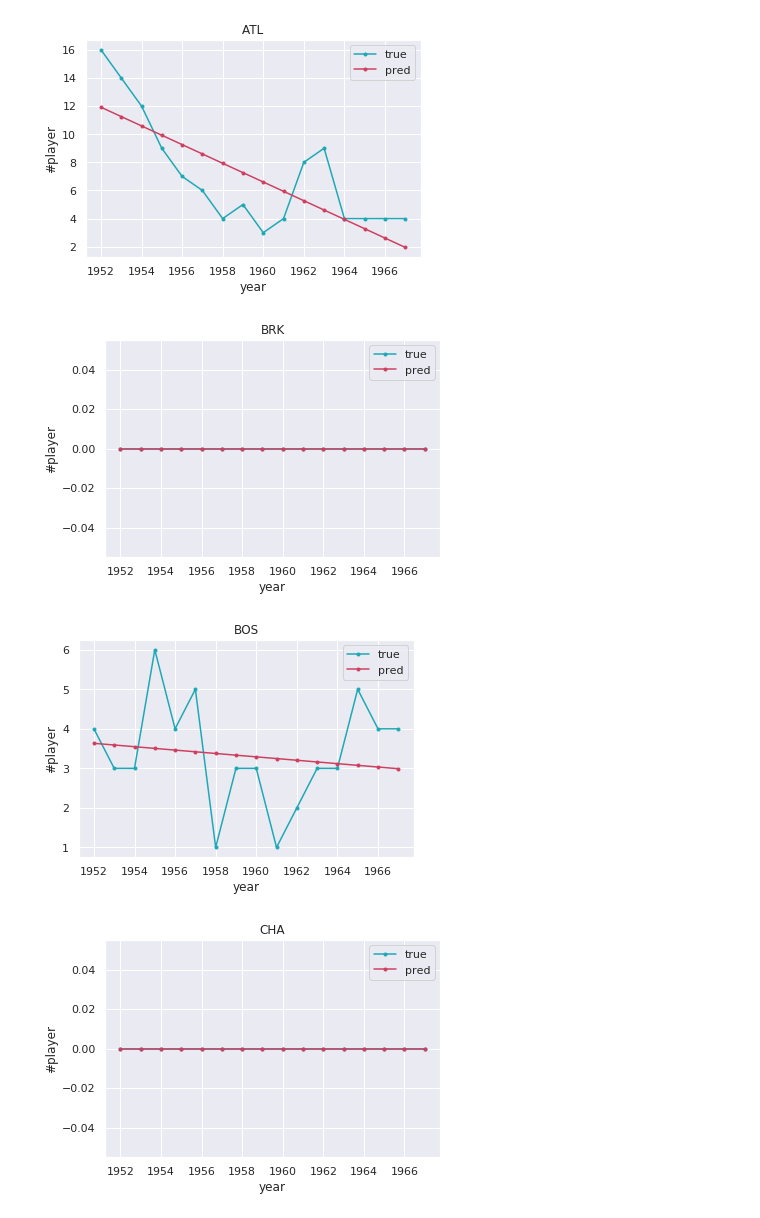
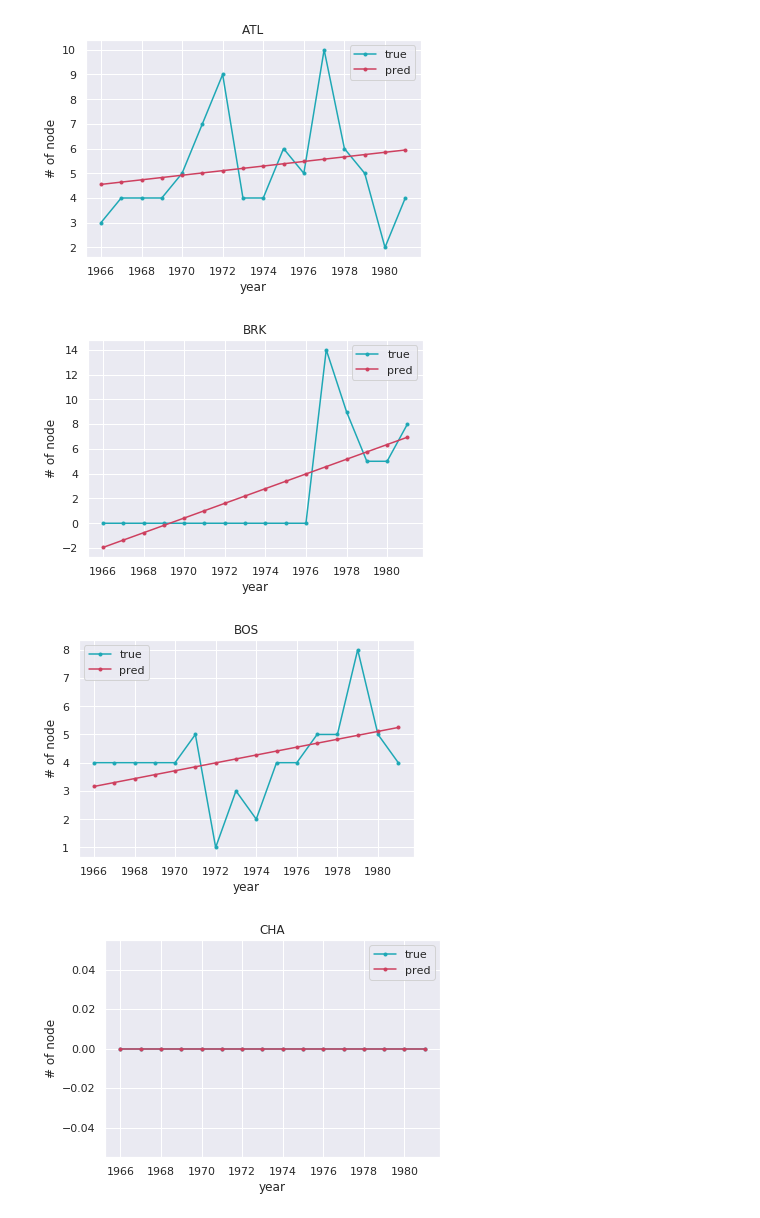
Before and after one commit to hsack6/nba, a Jupyter notebook: main.ipynb, the cells around one changed output. Drawn from its saved outputs; the diff is of its cells as text; code cells hidden in the pictures.

```diff
--- a/main.ipynb
+++ b/main.ipynb
@@ -244,46 +257,29 @@ def PrintNode(train_year, port_graph):
 # %%
-# 過去Mステップから将来Hステップを予測する
-M = 15
-H = 1
-#years = [i for i in range(1952, 2018-(M+H-1))]
-years = [i for i in range(1952, 1968-(M+H-1))]
+# Rebuild graph to primary attribute graph
+primary_attribute_graph = RebuildPrimaryAttributeGraph(graph, [i for i in range(1950, 2018)])
 
-for year in years:
-    # train_year:Mステップ, test_year:Hステップ, years_all:M+Hステップ
-    train_year = [(year+m) for m in range(M)]
-    test_year = [(train_year[-1]+h+1) for h in range(H)]
-    years_all = train_year.copy()
-    years_all.extend(test_year)
-
-    # primary属性ごとに将来出現するノード数を予測
-    new_per_pac, true_ls, pred_ls = PredictNodeNum(years_all, train_year, test_year, graph, 'new')
-    ERROR_NN_T.extend(true_ls)
-    ERROR_NN_P.extend(pred_ls)
-
-    # primary属性ごとに将来消失するノード数を予測
-    loss_per_pac, true_ls, pred_ls = PredictNodeNum(years_all, train_year, test_year, graph, 'loss')
-    ERROR_NN_T.extend(true_ls)
-    ERROR_NN_P.extend(pred_ls)
-
-    # 消失するノードの決定 ひとまず省略 (将来Hステップではevolving graphとする)
-    # delete_name = DeleteNode(graph, loss_per_pac, test_year)
+for year in YEARS:
+    years_train, years_test, years_all = GetYearsList(year, M, H)
+    predicted_node_num_unknown_groupby_primary_attribute_value = GetPredictedNodeNumTestGroupbyPrimaryAttributeValue(years_all, years_train, primary_attribute_graph, 'unknown', M)
+    predicted_node_num_return = GetPredictedNodeNumTest(years_all, years_train, graph, 'return', 'return', M)
+    predicted_node_num_lost = GetPredictedNodeNumTest(years_all, years_train, graph, 'lost', 'lost', M)
 
     # M+Hステップで観測されたノードを全てを含む,Mステップの時系列部分グラフを構築。
     # 厳密に言うと将来については観測されたものではなく出現を予測されたノード。
-    port_graph = GeneratePortGraph(train_year, test_year, graph, new_per_pac)
+    port_graph = GeneratePortGraph(years_train, years_test, graph, predicted_node_num_unknown_groupby_primary_attribute_value)
 
     # 部分グラフのノード属性確認用のprint関数
     PrintNode(train_year, port_graph)
 
 
     #print(new_per_pac)
     #print(loss_per_pac)
     #print(delete_name)
 print("NodeNumPredError MAE", mean_absolute_error(ERROR_NN_T, ERROR_NN_P))
 print("NodeNumPredError MSE", mean_squared_error(ERROR_NN_T, ERROR_NN_P))
 print("NodeNumPredError RMSE", np.sqrt(mean_squared_error(ERROR_NN_T, ERROR_NN_P)))
 # %% [output]
-[figure, old version]
+[figure, new version]
-[figure, old version]
+[figure, new version]
-[figure, old version]
+[figure, new version]
-[figure, old version]
+[figure, new version]
```
Also changed, not shown: parts of 12 cells of this notebook, 1 other file.
